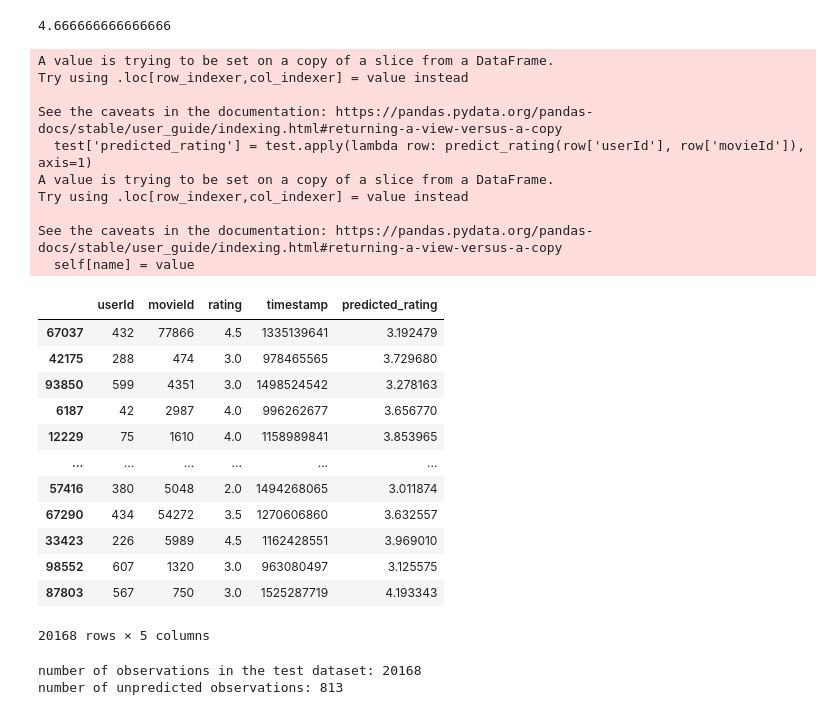
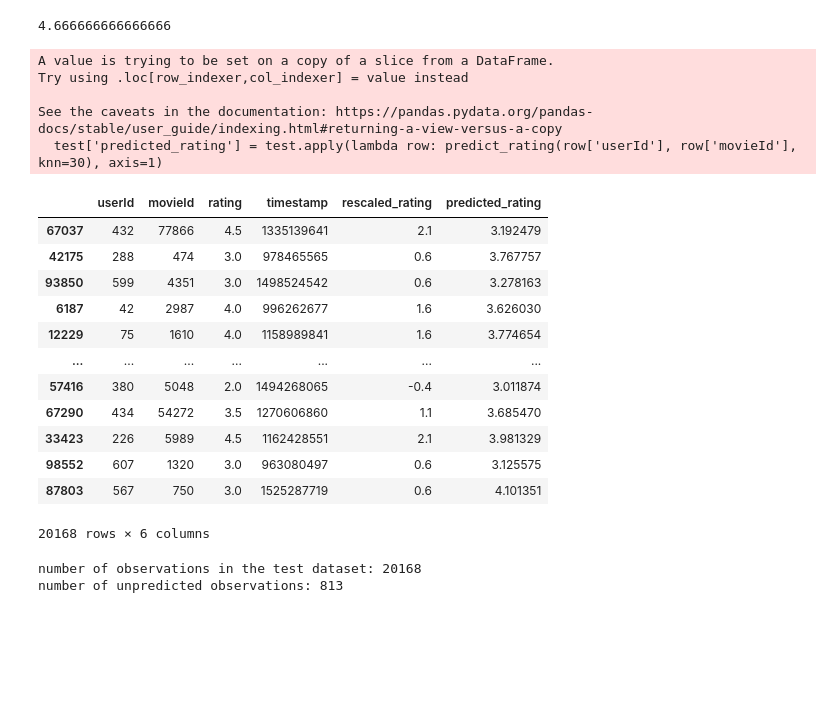
Before and after one commit to TruddelDu/Recommender_WBSflix, a Jupyter notebook: 02_Personalized_Recommendations.ipynb, the cells around one changed output. Saved outputs shown, nothing was run; the diff lists cells and outputs as text; code cells hidden in the pictures; blank space fills up the shorter version.

```diff
--- a/02_Personalized_Recommendations.ipynb
+++ b/02_Personalized_Recommendations.ipynb
@@ -24,13 +24,13 @@ Now, user1 with 2.6 and user2 with -1.4 will be recognized as different.
 We choose not to exactly center our ratings at 0 as we use this value to recognize non-rated movies in the pipeline.
 # %%
 ratings_recentered = ratings.copy()
-ratings_recentered.rating = ratings_recentered.rating -2.4
+ratings_recentered['rescaled_rating'] = ratings_recentered.rating -2.4
 # %% [markdown]
 ### Split the data in a training and testing dataset and restructre both
 # %%
 train, test = train_test_split(ratings_recentered, random_state=42, test_size=.2)
 
-piv_ratings = pd.pivot(data=train, index='userId', columns='movieId', values='rating')
+piv_ratings = pd.pivot(data=train, index='userId', columns='movieId', values='rescaled_rating')
 # %% [markdown]
 ### Impute missing values
 # %%
@@ -101,7 +101,7 @@ similarity
 # %% [markdown]
 ## Predict movie ratings
 # %%
-def predict_rating(user_id,movie_id):
+def predict_rating(user_id,movie_id, knn=False):
     '''Predicts the rating a specific user (user_id) would give a specific movie.
      '''
     try:
@@ -111,6 +111,10 @@ def predict_rating(user_id,movie_id):
             'similarity': similarity[user_id]})
             .query('ratings !=  0') # filter out the rating of everyone who did not actually rate (that includes the user themselves)
         )
+
+        # to only predict score with nearst neighbours (=most similar users)
+        if knn:
+            weighted_rating = weighted_rating.sort_values('similarity', ascending=False).head(knn)
 
         # redistributing weights - all positive & starting at 0
         weighted_rating.similarity = weighted_rating.similarity + abs(min(weighted_rating.similarity))
@@ -147,33 +151,27 @@ predict_rating(499,38304)
 # %% [output]
 4.666666666666666
 # %%
-test['predicted_rating'] = test.apply(lambda row: predict_rating(row['userId'], row['movieId']), axis=1)
-test.rating = test.rating + 2.4 # rescale to original star scale
+test['predicted_rating'] = test.apply(lambda row: predict_rating(row['userId'], row['movieId'], knn=30), axis=1)
 test
 # %% [output]
 A value is trying to be set on a copy of a slice from a DataFrame.
 Try using .loc[row_indexer,col_indexer] = value instead
 
 See the caveats in the documentation: https://pandas.pydata.org/pandas-docs/stable/user_guide/indexing.html#returning-a-view-versus-a-copy
-  test['predicted_rating'] = test.apply(lambda row: predict_rating(row['userId'], row['movieId']), axis=1)
-A value is trying to be set on a copy of a slice from a DataFrame.
-Try using .loc[row_indexer,col_indexer] = value instead
-
-See the caveats in the documentation: https://pandas.pydata.org/pandas-docs/stable/user_guide/indexing.html#returning-a-view-versus-a-copy
-  self[name] = value
+  test['predicted_rating'] = test.apply(lambda row: predict_rating(row['userId'], row['movieId'], knn=30), axis=1)
-|  | userId | movieId | rating | timestamp | predicted_rating |
-| 67037 | 432 | 77866 | 4.5 | 1335139641 | 3.192479 |
-| 42175 | 288 | 474 | 3.0 | 978465565 | 3.729680 |
-| 93850 | 599 | 4351 | 3.0 | 1498524542 | 3.278163 |
-| 6187 | 42 | 2987 | 4.0 | 996262677 | 3.656770 |
-| 12229 | 75 | 1610 | 4.0 | 1158989841 | 3.853965 |
-| ... | ... | ... | ... | ... | ... |
-| 57416 | 380 | 5048 | 2.0 | 1494268065 | 3.011874 |
-| 67290 | 434 | 54272 | 3.5 | 1270606860 | 3.632557 |
-| 33423 | 226 | 5989 | 4.5 | 1162428551 | 3.969010 |
-| 98552 | 607 | 1320 | 3.0 | 963080497 | 3.125575 |
-| 87803 | 567 | 750 | 3.0 | 1525287719 | 4.193343 |
+|  | userId | movieId | rating | timestamp | rescaled_rating | predicted_rating |
+| 67037 | 432 | 77866 | 4.5 | 1335139641 | 2.1 | 3.192479 |
+| 42175 | 288 | 474 | 3.0 | 978465565 | 0.6 | 3.767757 |
+| 93850 | 599 | 4351 | 3.0 | 1498524542 | 0.6 | 3.278163 |
+| 6187 | 42 | 2987 | 4.0 | 996262677 | 1.6 | 3.626030 |
+| 12229 | 75 | 1610 | 4.0 | 1158989841 | 1.6 | 3.774654 |
+| ... | ... | ... | ... | ... | ... | ... |
+| 57416 | 380 | 5048 | 2.0 | 1494268065 | -0.4 | 3.011874 |
+| 67290 | 434 | 54272 | 3.5 | 1270606860 | 1.1 | 3.685470 |
+| 33423 | 226 | 5989 | 4.5 | 1162428551 | 2.1 | 3.981329 |
+| 98552 | 607 | 1320 | 3.0 | 963080497 | 0.6 | 3.125575 |
+| 87803 | 567 | 750 | 3.0 | 1525287719 | 0.6 | 4.101351 |
-20168 rows × 5 columns
+20168 rows × 6 columns
 # %%
 print(f'number of observations in the test dataset: {len(test)}')
 print(f'number of unpredicted observations: {len(test.query("predicted_rating==2.4"))}')
```
Also changed, not shown: parts of 8 cells of this notebook.
